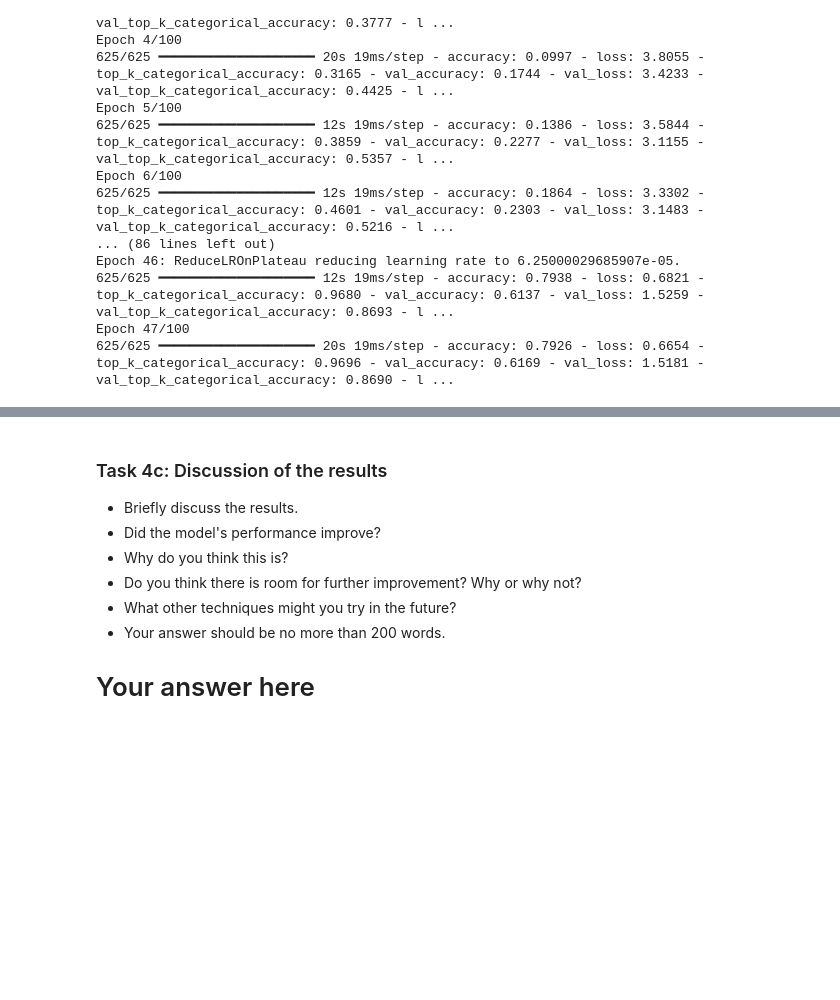
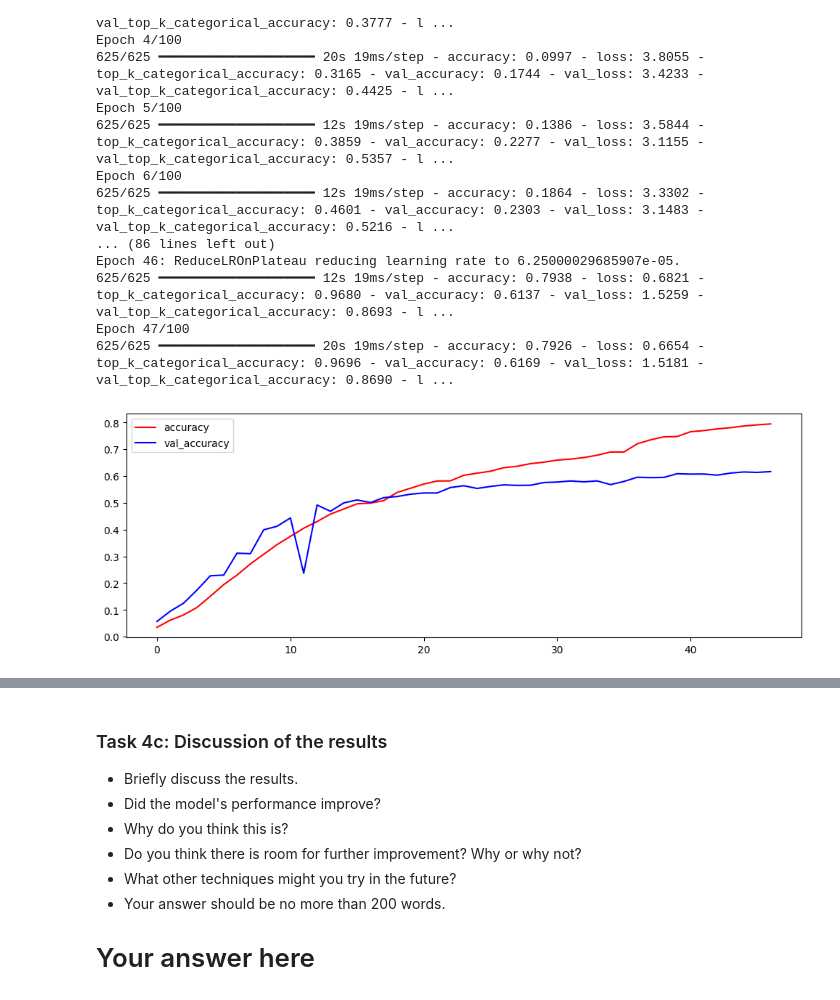
Before and after one commit to anneveremtchouk/deep_learning, a Jupyter notebook: 02_activities/assignments/assignment_1.ipynb, the cells around one changed output, grey strips where cells are left out. Cells and saved outputs as stored; diff of their text form; code cells hidden in the pictures; blank space fills up the shorter version.

```diff
--- a/02_activities/assignments/assignment_1.ipynb
+++ b/02_activities/assignments/assignment_1.ipynb
@@ -436,3 +436,10 @@ Epoch 46: ReduceLROnPlateau reducing learning rate to 6.25000029685907e-05.
 625/625 ━━━━━━━━━━━━━━━━━━━━ 12s 19ms/step - accuracy: 0.7938 - loss: 0.6821 - top_k_categorical_accuracy: 0.9680 - val_accuracy: 0.6137 - val_loss: 1.5259 - val_top_k_categorical_accuracy: 0.8693 - l ...
 Epoch 47/100
 625/625 ━━━━━━━━━━━━━━━━━━━━ 20s 19ms/step - accuracy: 0.7926 - loss: 0.6654 - top_k_categorical_accuracy: 0.9696 - val_accuracy: 0.6169 - val_loss: 1.5181 - val_top_k_categorical_accuracy: 0.8690 - l ...
+# %%
+plt.figure(figsize=(12, 4))
+plt.plot(history.history['accuracy'], label="accuracy", color = "red")
+plt.plot(history.history['val_accuracy'], label="val_accuracy", color = "blue")
+plt.legend();
+# %% [output]
+[figure, added]
```
Also changed, not shown: parts of 11 cells of this notebook.
